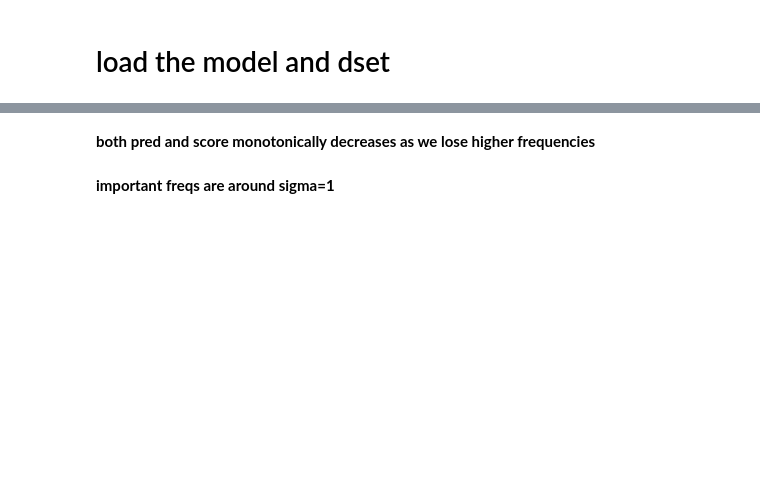
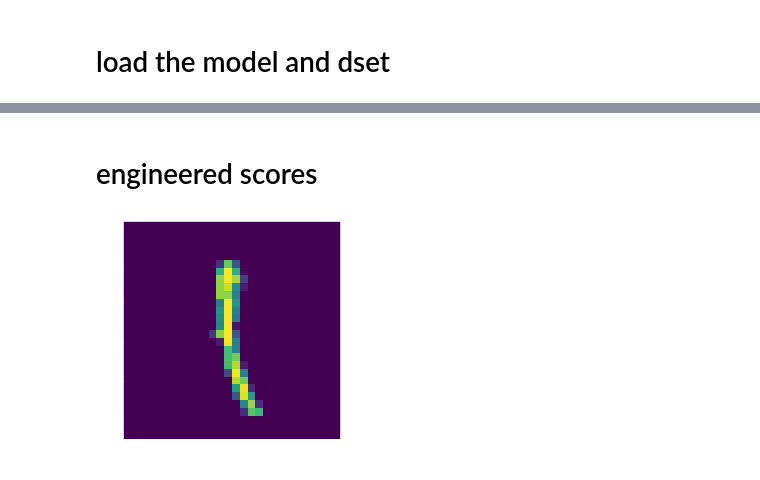
Before and after one commit to Yu-Group/adaptive-wavelets, a Jupyter notebook: experiments/mnist/mnist_freq.ipynb, the cells around one changed output, grey strips where cells are left out. Cells and saved outputs as stored; diff of their text form; code cells hidden in the pictures; blank space fills up the shorter version.

Commit message:
add gradient-based interp

```diff
--- a/experiments/mnist/mnist_freq.ipynb
+++ b/experiments/mnist/mnist_freq.ipynb
@@ -54,2 +35,0 @@ util.visualize(im_orig, transform)
-# %% [markdown]
-**both pred and score monotonically decreases as we lose higher frequencies**
@@ -85,2 +35,0 @@ plt.show()
-# %% [markdown]
-**important freqs are around sigma=1**
@@ -86,0 +60,30 @@ plt.show()
+# %% [markdown]
+# engineered scores
+# %%
+plt.imshow(im_orig)
+plt.show()
+
+im_new = torch.zeros(list(im_orig.shape) + [2]) # add imag dim
+im_new[:, :, 0] = torch.Tensor(im_orig)
+im_f = torch.fft(im_new, signal_ndim=2)
+
+# im = torch.ifft(im_f, signal_ndim=2)
+# print('im_f.shape', im_f.shape, 'im.shape', im.shape)
+# im_f = torch.fft
+# im_f = fft2(im_orig)
+# plt.imshow(fftshift(np.abs(im_f)))
+# plt.show()
+x = im_f.unsqueeze(0).to(device)
+x.requires_grad = True
+class_num = 1
+
+baseline = torch.zeros(x.shape).to(device)
+ig = IntegratedGradients(m)
+attributions_ig, delta_ig = ig.attribute(deepcopy(x), deepcopy(baseline),
+                                         target=class_num, return_convergence_delta=True)
+
+dl = DeepLift(m)
+attributions_dl, delta_dl = dl.attribute(x, baseline,
+                                         target=class_num, return_convergence_delta=True)
+# %% [output]
+[figure, added]
```
Also changed, not shown: parts of 11 cells of this notebook, 3 other files.
